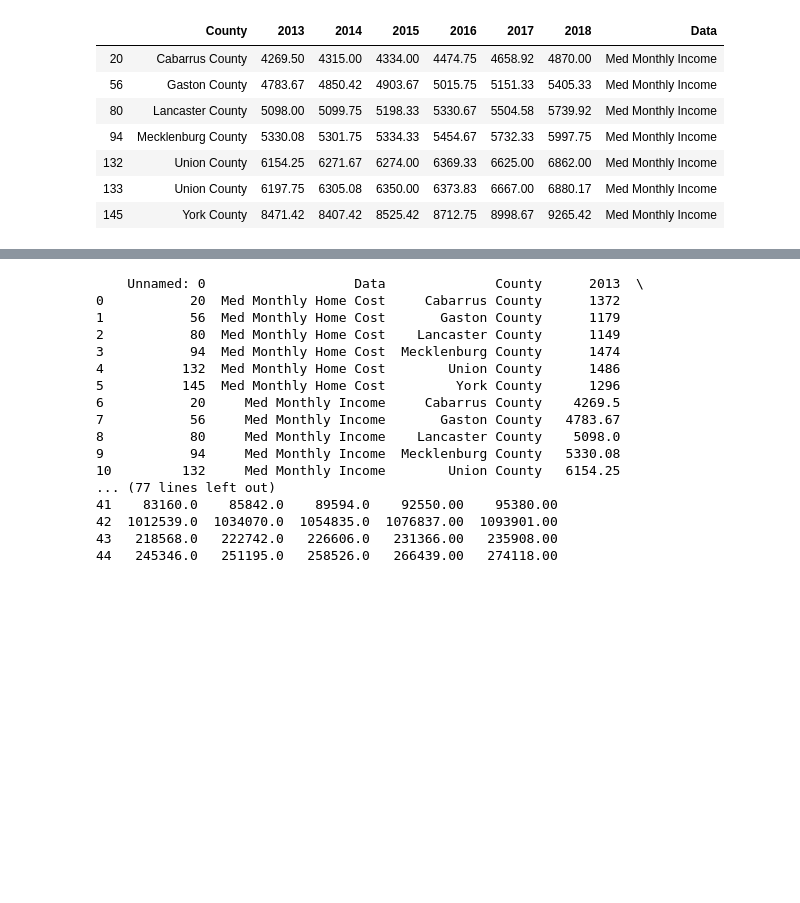
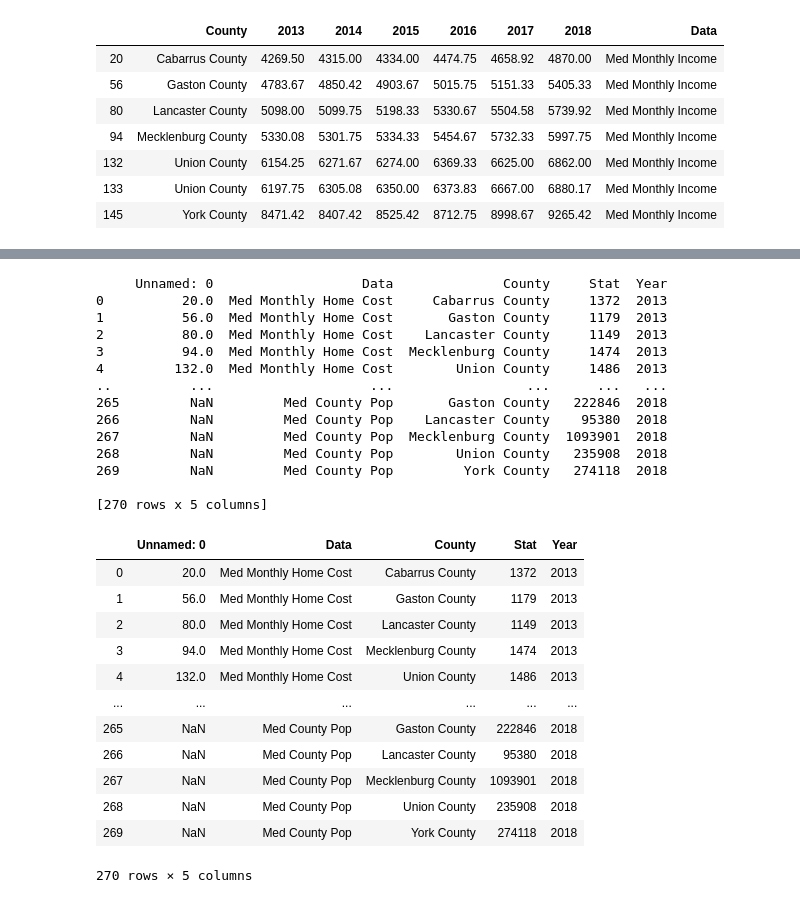
Before and after one commit to stegallc1/Group-1-LOB-, a Jupyter notebook: Project.ipynb, the cells around one changed output, grey strips where cells are left out. Saved outputs shown, nothing was run; the diff lists cells and outputs as text; code cells hidden in the pictures; blank space fills up the shorter version.

```diff
--- a/Project.ipynb
+++ b/Project.ipynb
@@ -378,23 +378,37 @@ clt_data
 | 757 | Med County Pop | Union County | 212756 | 218568 | 222742 | 226606 | 231366 | 235908 |
 | 831 | Med County Pop | York County | 239363 | 245346 | 251195 | 258526 | 266439 | 274118 |
 # %%
-df = pd.read_csv("C:\\Users\\CodyS\\Desktop\\Group-1-LOB-\\clt_data.csv")
-print (df)
+df = pd.read_csv("C:\\Users\\CodyS\\Desktop\\Group-1-LOB-\\clt_stat.csv")
+clt_stat = df
+print (clt_stat)
 # %% [output]
-    Unnamed: 0                   Data              County      2013  \
-0           20  Med Monthly Home Cost     Cabarrus County      1372
-1           56  Med Monthly Home Cost       Gaston County      1179
-2           80  Med Monthly Home Cost    Lancaster County      1149
-3           94  Med Monthly Home Cost  Mecklenburg County      1474
-4          132  Med Monthly Home Cost        Union County      1486
-5          145  Med Monthly Home Cost         York County      1296
-6           20     Med Monthly Income     Cabarrus County    4269.5
-7           56     Med Monthly Income       Gaston County   4783.67
-8           80     Med Monthly Income    Lancaster County    5098.0
-9           94     Med Monthly Income  Mecklenburg County   5330.08
-10         132     Med Monthly Income        Union County   6154.25
-... (77 lines left out)
-41    83160.0    85842.0    89594.0    92550.00    95380.00
-42  1012539.0  1034070.0  1054835.0  1076837.00  1093901.00
-43   218568.0   222742.0   226606.0   231366.00   235908.00
-44   245346.0   251195.0   258526.0   266439.00   274118.00
+     Unnamed: 0                   Data              County     Stat  Year
+0          20.0  Med Monthly Home Cost     Cabarrus County     1372  2013
+1          56.0  Med Monthly Home Cost       Gaston County     1179  2013
+2          80.0  Med Monthly Home Cost    Lancaster County     1149  2013
+3          94.0  Med Monthly Home Cost  Mecklenburg County     1474  2013
+4         132.0  Med Monthly Home Cost        Union County     1486  2013
+..          ...                    ...                 ...      ...   ...
+265         NaN         Med County Pop       Gaston County   222846  2018
+266         NaN         Med County Pop    Lancaster County    95380  2018
+267         NaN         Med County Pop  Mecklenburg County  1093901  2018
+268         NaN         Med County Pop        Union County   235908  2018
+269         NaN         Med County Pop         York County   274118  2018
+
+[270 rows x 5 columns]
+# %%
+clt_stat
+# %% [output]
+|  | Unnamed: 0 | Data | County | Stat | Year |
+| 0 | 20.0 | Med Monthly Home Cost | Cabarrus County | 1372 | 2013 |
+| 1 | 56.0 | Med Monthly Home Cost | Gaston County | 1179 | 2013 |
+| 2 | 80.0 | Med Monthly Home Cost | Lancaster County | 1149 | 2013 |
+| 3 | 94.0 | Med Monthly Home Cost | Mecklenburg County | 1474 | 2013 |
+| 4 | 132.0 | Med Monthly Home Cost | Union County | 1486 | 2013 |
+| ... | ... | ... | ... | ... | ... |
+| 265 | NaN | Med County Pop | Gaston County | 222846 | 2018 |
+| 266 | NaN | Med County Pop | Lancaster County | 95380 | 2018 |
+| 267 | NaN | Med County Pop | Mecklenburg County | 1093901 | 2018 |
+| 268 | NaN | Med County Pop | Union County | 235908 | 2018 |
+| 269 | NaN | Med County Pop | York County | 274118 | 2018 |
+270 rows × 5 columns
```
